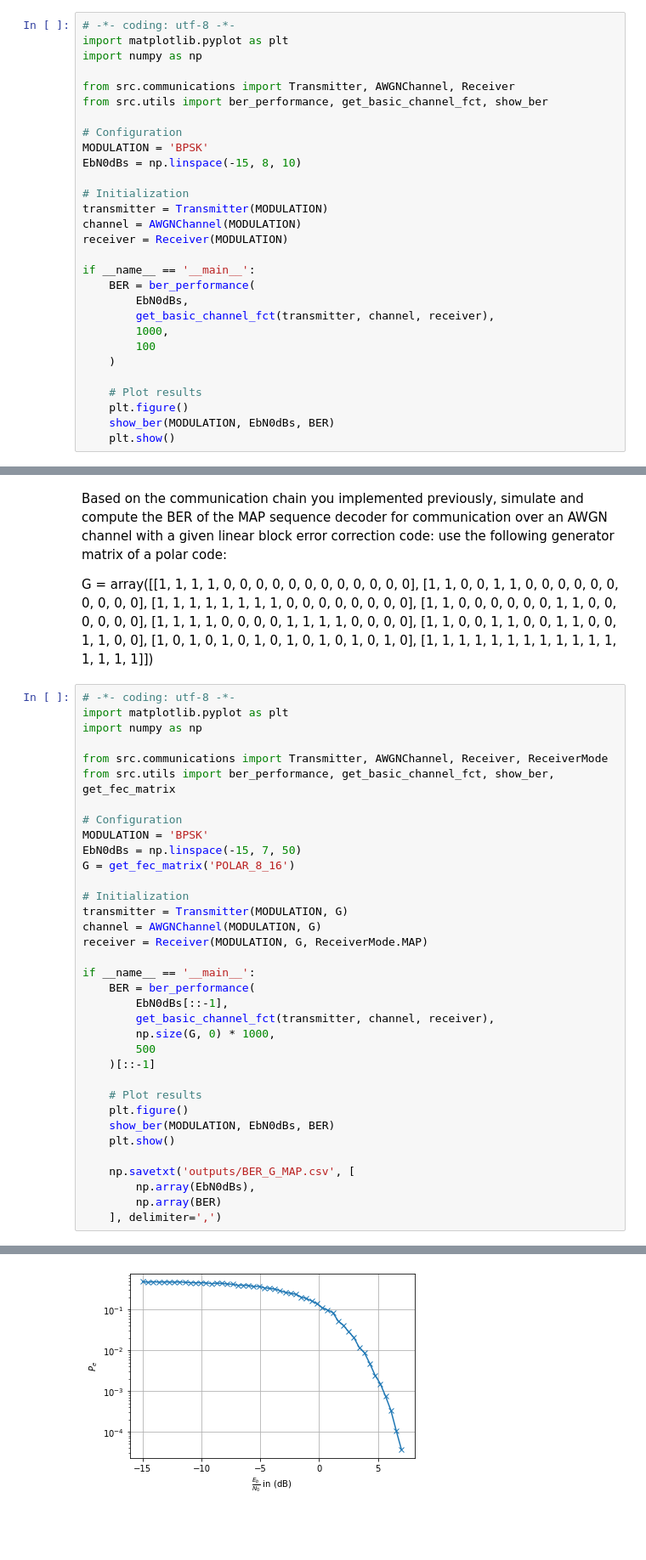
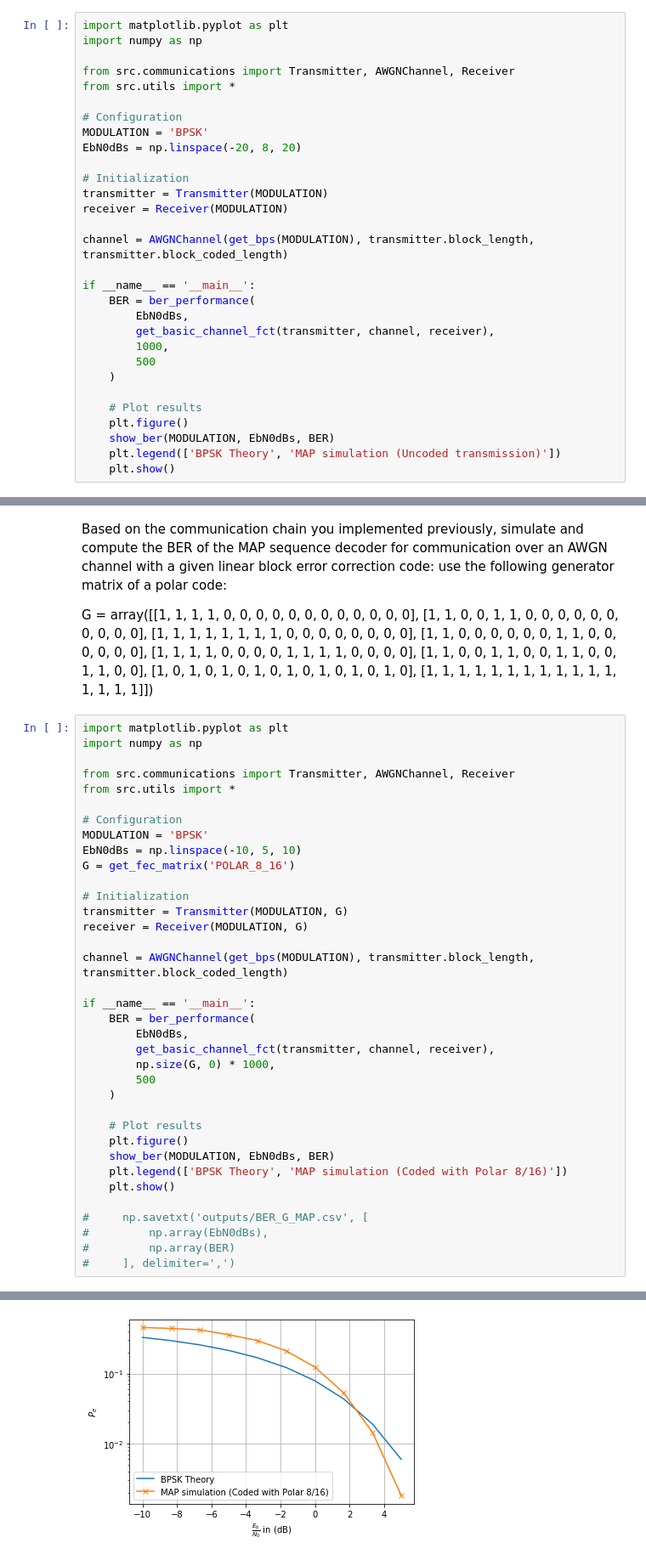
Before and after one commit to graille/ITR315-deep-telecom, a Jupyter notebook: 2- MAP APP and ML.ipynb, the cells around one changed output, grey strips where cells are left out. Shown: that part at 85% size. Saved outputs shown, nothing was run; the diff lists cells and outputs as text; blank space fills up the shorter version.

```diff
--- a/2- MAP APP and ML.ipynb
+++ b/2- MAP APP and ML.ipynb
@@ -196,32 +196,33 @@ Answer
 
 Based on the communication chain you implemented previously, simulate and compute the BER of the MAP sequence decoder for uncoded communication over an AWGN channel. Compare its performance with the theoretic curve of BER as a function of $E_b/N_0$. Comment.
 # %%
-# -*- coding: utf-8 -*-
 import matplotlib.pyplot as plt
 import numpy as np
 
 from src.communications import Transmitter, AWGNChannel, Receiver
-from src.utils import ber_performance, get_basic_channel_fct, show_ber
+from src.utils import *
 
 # Configuration
 MODULATION = 'BPSK'
-EbN0dBs = np.linspace(-15, 8, 10)
+EbN0dBs = np.linspace(-20, 8, 20)
 
 # Initialization
 transmitter = Transmitter(MODULATION)
-channel = AWGNChannel(MODULATION)
 receiver = Receiver(MODULATION)
+
+channel = AWGNChannel(get_bps(MODULATION), transmitter.block_length, transmitter.block_coded_length)
 
 if __name__ == '__main__':
     BER = ber_performance(
         EbN0dBs,
         get_basic_channel_fct(transmitter, channel, receiver),
         1000,
-        100
+        500
     )
 
     # Plot results
     plt.figure()
     show_ber(MODULATION, EbN0dBs, BER)
+    plt.legend(['BPSK Theory', 'MAP simulation (Uncoded transmission)'])
     plt.show()
 # %% [output]
@@ -251,38 +258,39 @@ G = array([[1, 1, 1, 1, 0, 0, 0, 0, 0, 0, 0, 0, 0, 0, 0, 0],
        [1, 0, 1, 0, 1, 0, 1, 0, 1, 0, 1, 0, 1, 0, 1, 0],
        [1, 1, 1, 1, 1, 1, 1, 1, 1, 1, 1, 1, 1, 1, 1, 1]])
 # %%
-# -*- coding: utf-8 -*-
 import matplotlib.pyplot as plt
 import numpy as np
 
-from src.communications import Transmitter, AWGNChannel, Receiver, ReceiverMode
-from src.utils import ber_performance, get_basic_channel_fct, show_ber, get_fec_matrix
+from src.communications import Transmitter, AWGNChannel, Receiver
+from src.utils import *
 
 # Configuration
 MODULATION = 'BPSK'
-EbN0dBs = np.linspace(-15, 7, 50)
+EbN0dBs = np.linspace(-10, 5, 10)
 G = get_fec_matrix('POLAR_8_16')
 
 # Initialization
 transmitter = Transmitter(MODULATION, G)
-channel = AWGNChannel(MODULATION, G)
-receiver = Receiver(MODULATION, G, ReceiverMode.MAP)
+receiver = Receiver(MODULATION, G)
+
+channel = AWGNChannel(get_bps(MODULATION), transmitter.block_length, transmitter.block_coded_length)
 
 if __name__ == '__main__':
     BER = ber_performance(
-        EbN0dBs[::-1],
+        EbN0dBs,
         get_basic_channel_fct(transmitter, channel, receiver),
         np.size(G, 0) * 1000,
         500
-    )[::-1]
+    )
 
     # Plot results
     plt.figure()
     show_ber(MODULATION, EbN0dBs, BER)
+    plt.legend(['BPSK Theory', 'MAP simulation (Coded with Polar 8/16)'])
     plt.show()
 
-    np.savetxt('outputs/BER_G_MAP.csv', [
-        np.array(EbN0dBs),
-        np.array(BER)
-    ], delimiter=',')
+#     np.savetxt('outputs/BER_G_MAP.csv', [
+#         np.array(EbN0dBs),
+#         np.array(BER)
+#     ], delimiter=',')
 # %% [output]
@@ -306 +307 @@ Start EbN0 50/50 [-15.0] /500 [3880] | Ended in 5.08 s
-[figure, old version]
+[figure, new version]
```
Also changed, not shown: parts of 3 cells of this notebook, 23 other files.
